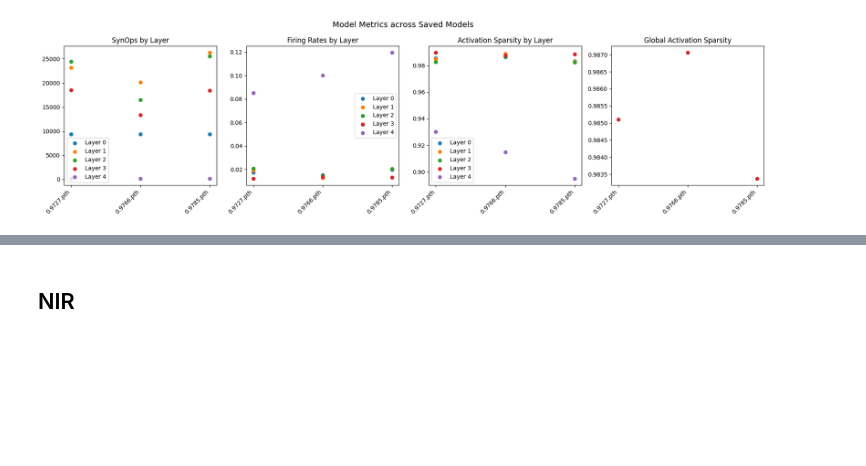
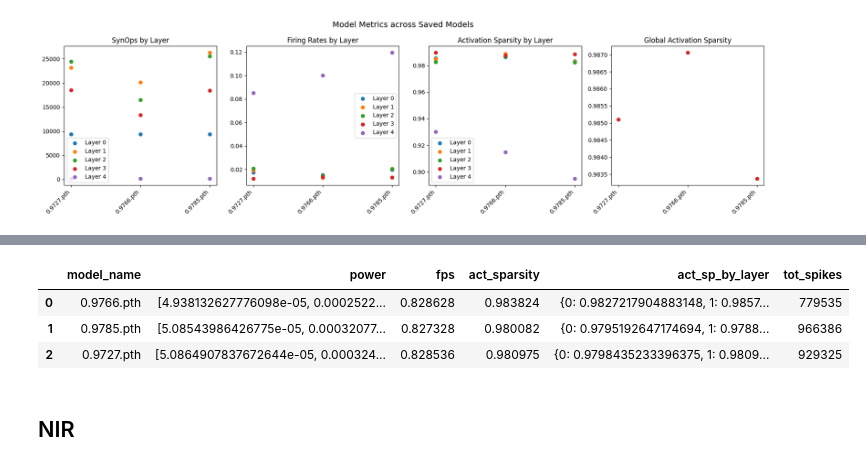
Before and after one commit to neuromorphic-polito/inNuCE_BRANDY-2025, a Jupyter notebook: SNN_sinabs_training.ipynb, the cells around one changed output, grey strips where cells are left out. Drawn from its saved outputs; the diff is of its cells as text; code cells hidden in the pictures; blank space fills up the shorter version.

```diff
--- a/SNN_sinabs_training.ipynb
+++ b/SNN_sinabs_training.ipynb
@@ -556,3 +577,10 @@ FPS: %.2f 0.8273279835905373
+# %%
+df
+# %% [output]
+|  | model_name | power | fps | act_sparsity | act_sp_by_layer | tot_spikes |
+| 0 | 0.9766.pth | [4.938132627776098e-05, 0.0002522... | 0.828628 | 0.983824 | {0: 0.9827217904883148, 1: 0.9857... | 779535 |
+| 1 | 0.9785.pth | [5.08543986426775e-05, 0.00032077... | 0.827328 | 0.980082 | {0: 0.9795192647174694, 1: 0.9788... | 966386 |
+| 2 | 0.9727.pth | [5.0864907837672644e-05, 0.000324... | 0.828536 | 0.980975 | {0: 0.9798435233396375, 1: 0.9809... | 929325 |
 # %% [markdown]
 ## NIR
 # %%
```
Also changed, not shown: parts of 1 cell of this notebook.
